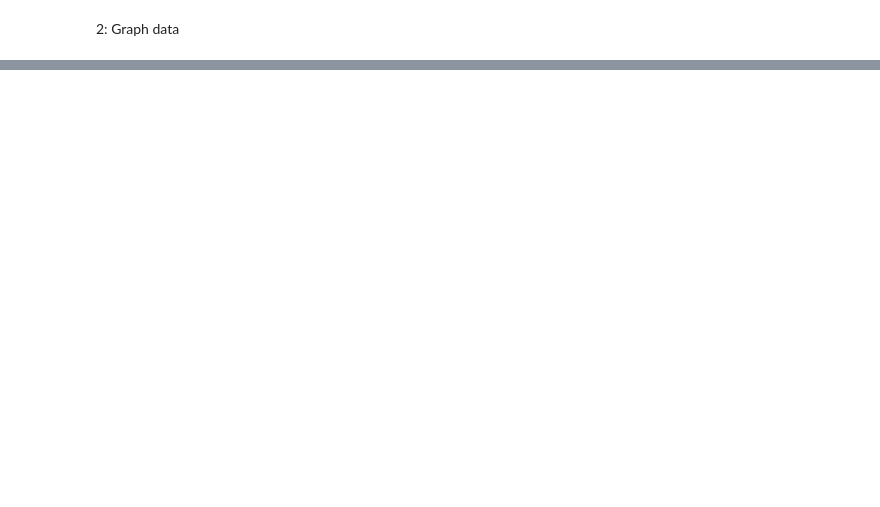
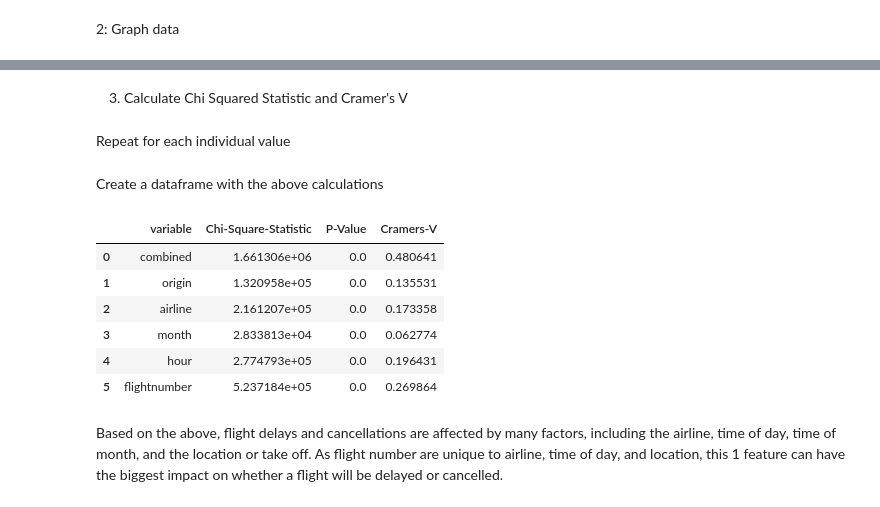
Before and after one commit to segoldsmith/Capstone2, a Jupyter notebook: capstone2_EDA.ipynb, the cells around one changed output, grey strips where cells are left out. Saved outputs shown, nothing was run; the diff lists cells and outputs as text; code cells hidden in the pictures; blank space fills up the shorter version.

Commit message:
2nd commit - calculations

```diff
--- a/capstone2_EDA.ipynb
+++ b/capstone2_EDA.ipynb
@@ -70,0 +212,2 @@ NameError: name 'fi' is not defined
+# %% [markdown]
+3. Calculate Chi Squared Statistic and Cramer's V
@@ -70,0 +236,2 @@ NameError: name 'fi' is not defined
+# %% [markdown]
+Repeat for each individual value
@@ -70,0 +247,56 @@ NameError: name 'fi' is not defined
+# %%
+#create table
+tableAirline = pd.crosstab([fi['Airline']], fi['dcn'])
+
+# Perform the chi-square test
+chi2, p, dof, expected = stats.chi2_contingency(tableAirline)
+cramers_v_value = cramers_v(chi2, n, min_dim)
+
+airline = {'variable':'airline', 'Chi-Square-Statistic':chi2, 'P-Value':p, 'Cramers-V':cramers_v_value}
+# %%
+#create table
+tableMonth = pd.crosstab([fi['month']], fi['dcn'])
+
+# Perform the chi-square test
+chi2, p, dof, expected = stats.chi2_contingency(tableMonth)
+cramers_v_value = cramers_v(chi2, n, min_dim)
+
+month = {'variable':'month', 'Chi-Square-Statistic':chi2, 'P-Value':p, 'Cramers-V':cramers_v_value}
+# %%
+#create table
+tableHour = pd.crosstab([fi['hour_depart']], fi['dcn'])
+
+# Perform the chi-square test
+chi2, p, dof, expected = stats.chi2_contingency(tableHour)
+cramers_v_value = cramers_v(chi2, n, min_dim)
+
+hour = {'variable':'hour', 'Chi-Square-Statistic':chi2, 'P-Value':p, 'Cramers-V':cramers_v_value}
+# %%
+#create a column of unique airline flight numbers
+fi['fnstring'] = fi['Flight_number'].astype(str)
+fi['airflightnumber'] = fi['Airline'] + fi['fnstring']
+
+#create table
+tableFN = pd.crosstab([fi['airflightnumber']], fi['dcn'])
+
+# Perform the chi-square test
+chi2, p, dof, expected = stats.chi2_contingency(tableFN)
+cramers_v_value = cramers_v(chi2, n, min_dim)
+
+flightnumber = {'variable':'flightnumber', 'Chi-Square-Statistic':chi2, 'P-Value':p, 'Cramers-V':cramers_v_value}
+# %% [markdown]
+Create a dataframe with the above calculations
+# %%
+data = [combined, origin, airline, month, hour, flightnumber]
+results = pd.DataFrame(data)
+results.head(6)
+# %% [output]
+|  | variable | Chi-Square-Statistic | P-Value | Cramers-V |
+| 0 | combined | 1.661306e+06 | 0.0 | 0.480641 |
+| 1 | origin | 1.320958e+05 | 0.0 | 0.135531 |
+| 2 | airline | 2.161207e+05 | 0.0 | 0.173358 |
+| 3 | month | 2.833813e+04 | 0.0 | 0.062774 |
+| 4 | hour | 2.774793e+05 | 0.0 | 0.196431 |
+| 5 | flightnumber | 5.237184e+05 | 0.0 | 0.269864 |
+# %% [markdown]
+Based on the above, flight delays and cancellations are affected by many factors, including the airline, time of day, time of month, and the location or take off. As flight number are unique to airline, time of day, and location, this 1 feature can have the biggest impact on whether a flight will be delayed or cancelled.
```
Also changed, not shown: parts of 19 cells of this notebook.
